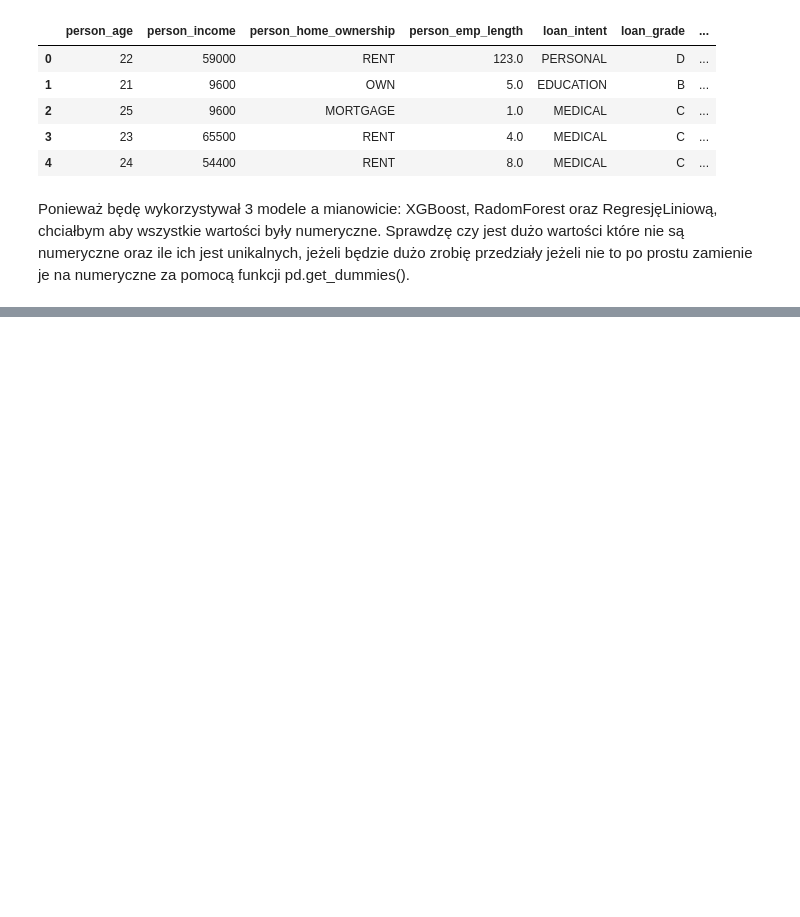
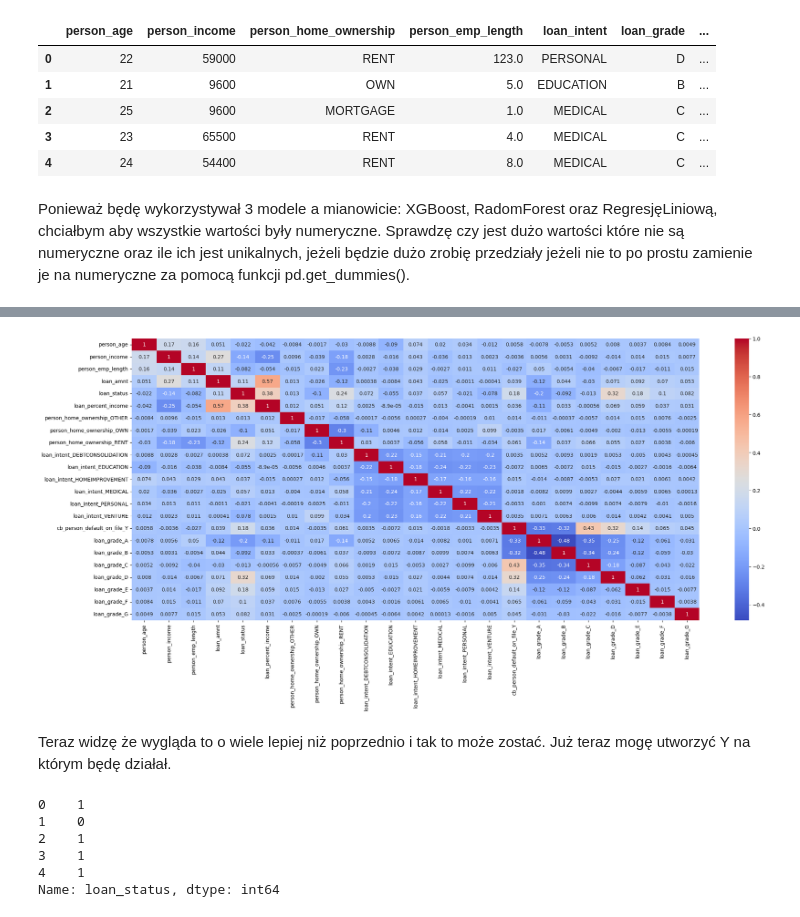
Before and after one commit to WiktorMatla/Przygotowanie_do_rozmowy_rekrutacyjnej, a Jupyter notebook: Przygotowanie_do_rozmowy.ipynb, the cells around one changed output, grey strips where cells are left out. Drawn from its saved outputs; the diff is of its cells as text; code cells hidden in the pictures; blank space fills up the shorter version.

```diff
--- a/Przygotowanie_do_rozmowy.ipynb
+++ b/Przygotowanie_do_rozmowy.ipynb
@@ -77,0 +113,3 @@ Ponieważ będę wykorzystywał 3 modele a mianowicie: XGBoost, RadomForest oraz
+# %%
+df_num = df_num.drop(columns=['cb_person_cred_hist_length','loan_int_rate','person_home_ownership_MORTGAGE','cb_person_default_on_file_N'], axis=1)
+df_num.head()
@@ -77,0 +124,21 @@ Ponieważ będę wykorzystywał 3 modele a mianowicie: XGBoost, RadomForest oraz
+# %%
+correlation = df_num.corr()
+plt.figure(figsize=(25,10))
+sns.heatmap(correlation, annot=True, cmap="coolwarm")
+plt.show()
+# %% [output]
+[figure, added]
+# %% [markdown]
+Teraz widzę że wygląda to o wiele lepiej niż poprzednio i tak to może zostać. Już teraz mogę utworzyć Y na którym będę działał.
+# %%
+X = df_num.drop("loan_status", axis=1)
+y = df_num['loan_status']
+X.head()
+y.head()
+# %% [output]
+0    1
+1    0
+2    1
+3    1
+4    1
+Name: loan_status, dtype: int64
```
Also changed, not shown: parts of 7 cells of this notebook.
